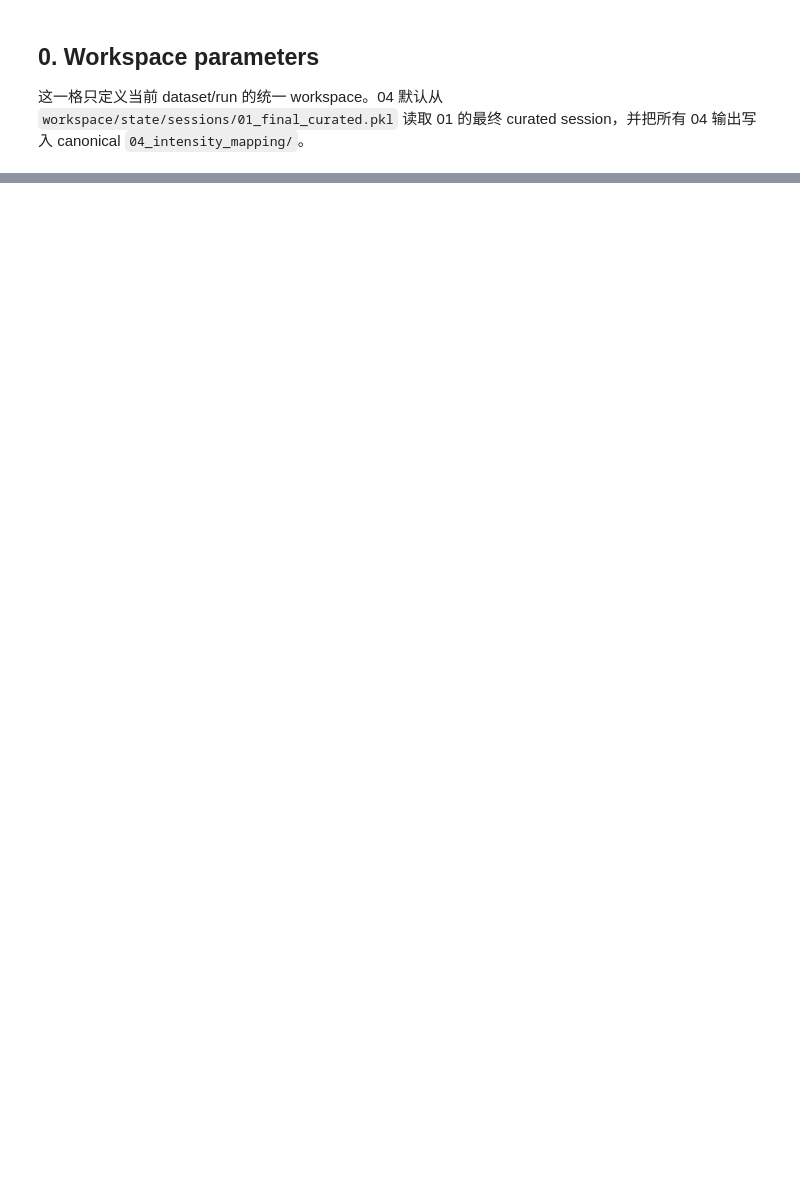
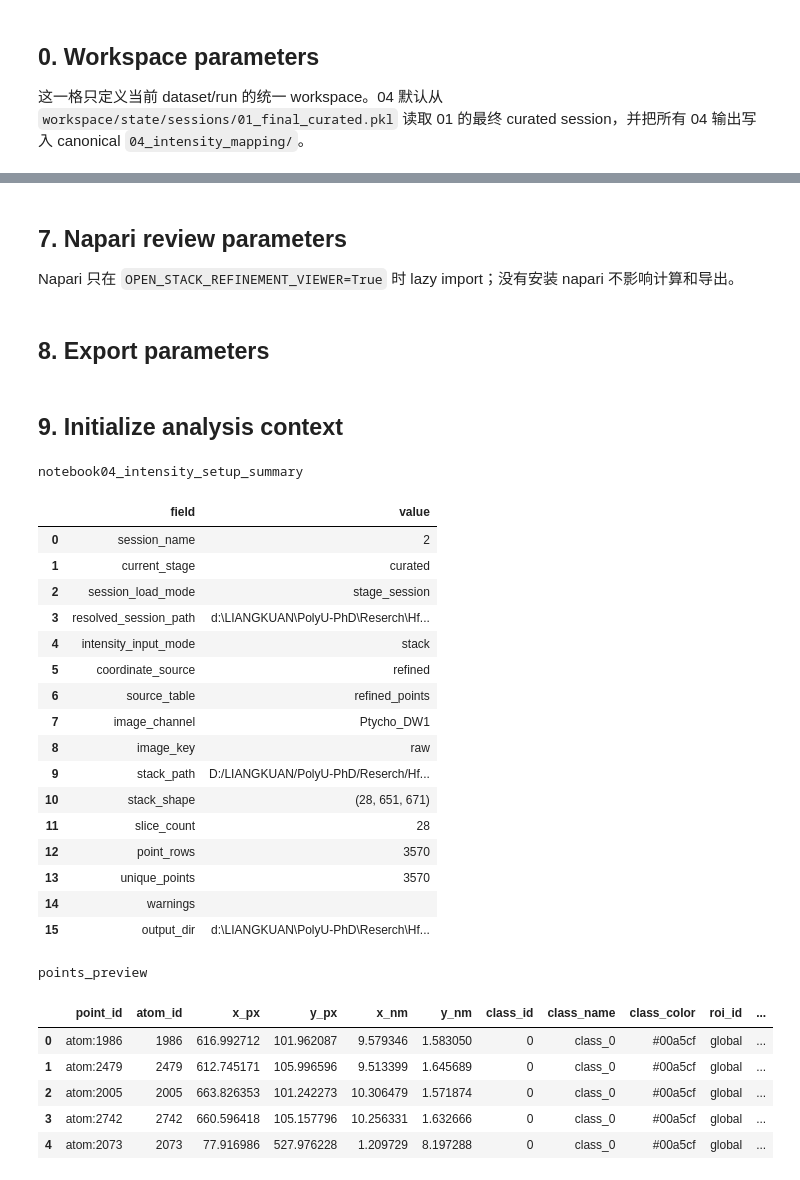
Before and after one commit to BIUBIUKK2001/atom_analysis_manual, a Jupyter notebook: notebooks/04_Disk_integrated_intensity_mapping.ipynb, the cells around one changed output, grey strips where cells are left out. Cells and saved outputs as stored; diff of their text form; code cells hidden in the pictures; blank space fills up the shorter version.

Commit message:
Add stack intensity workflow

```diff
--- a/notebooks/04_Disk_integrated_intensity_mapping.ipynb
+++ b/notebooks/04_Disk_integrated_intensity_mapping.ipynb
@@ -54,8 +60,8 @@ plt.rcParams['axes.unicode_minus'] = False
 这一格只定义当前 dataset/run 的统一 workspace。04 默认从 `workspace/state/sessions/01_final_curated.pkl` 读取 01 的最终 curated session，并把所有 04 输出写入 canonical `04_intensity_mapping/`。
 # %%
 OUTPUT_ROOT = PROJECT_ROOT / 'results'
-DATASET_ID = 'dataset_001'
-ANALYSIS_ID = 'run_001'
+DATASET_ID = '2'
+ANALYSIS_ID = 'fix'
 
 workspace = initialize_analysis_workspace(
     output_root=OUTPUT_ROOT,
@@ -185,0 +97,14 @@ if 'roi_id' in points:
+# %%
+INTENSITY_INPUT_MODE = 'stack'  # 'single_image' or 'stack'
+
+# Single-image mode
+IMAGE_CHANNEL = None
+IMAGE_KEY = 'raw'
+
+# Stack mode
+STACK_PATH = "D:/LIANGKUAN/PolyU-PhD/Reserch/HfO2/Ptycho/17_45.dm4"
+STACK_AXIS = 0
+STACK_SLICE_INDICES = None
+STACK_PREVIEW_SLICE = 0
+COORDINATE_X_OFFSET_PX = 0.0
+COORDINATE_Y_OFFSET_PX = 0.0
@@ -374,0 +168,4 @@ display(manifest)
+# %% [markdown]
+## 7. Napari review parameters
+
+Napari 只在 `OPEN_STACK_REFINEMENT_VIEWER=True` 时 lazy import；没有安装 napari 不影响计算和导出。
@@ -374,0 +177,2 @@ display(manifest)
+# %% [markdown]
+## 8. Export parameters
@@ -374,0 +192,52 @@ display(manifest)
+# %% [markdown]
+## 9. Initialize analysis context
+# %%
+context = initialize_notebook04_intensity_context(
+    workspace=workspace,
+    result_root=RESULT_ROOT,
+    session_path=SESSION_PATH,
+    session_source=SESSION_SOURCE,
+    use_active_session=USE_ACTIVE_SESSION,
+    coordinate_source=COORDINATE_SOURCE,
+    use_keep_only=USE_KEEP_ONLY,
+    class_filter=TARGET_CLASS_NAMES,
+    class_id_filter=TARGET_CLASS_IDS,
+    rois=ROIS,
+    intensity_input_mode=INTENSITY_INPUT_MODE,
+    image_channel=IMAGE_CHANNEL,
+    image_key=IMAGE_KEY,
+    stack_path=STACK_PATH,
+    stack_axis=STACK_AXIS,
+    stack_slice_indices=STACK_SLICE_INDICES,
+    stack_preview_slice=STACK_PREVIEW_SLICE,
+)
+
+for name, table in context['summary_tables'].items():
+    print(name)
+    display(table)
+# %% [output]
+notebook04_intensity_setup_summary
+|  | field | value |
+| 0 | session_name | 2 |
+| 1 | current_stage | curated |
+| 2 | session_load_mode | stage_session |
+| 3 | resolved_session_path | d:\LIANGKUAN\PolyU-PhD\Reserch\Hf... |
+| 4 | intensity_input_mode | stack |
+| 5 | coordinate_source | refined |
+| 6 | source_table | refined_points |
+| 7 | image_channel | Ptycho_DW1 |
+| 8 | image_key | raw |
+| 9 | stack_path | D:/LIANGKUAN/PolyU-PhD/Reserch/Hf... |
+| 10 | stack_shape | (28, 651, 671) |
+| 11 | slice_count | 28 |
+| 12 | point_rows | 3570 |
+| 13 | unique_points | 3570 |
+| 14 | warnings |  |
+| 15 | output_dir | d:\LIANGKUAN\PolyU-PhD\Reserch\Hf... |
+points_preview
+|  | point_id | atom_id | x_px | y_px | x_nm | y_nm | class_id | class_name | class_color | roi_id | ... |
+| 0 | atom:1986 | 1986 | 616.992712 | 101.962087 | 9.579346 | 1.583050 | 0 | class_0 | #00a5cf | global | ... |
+| 1 | atom:2479 | 2479 | 612.745171 | 105.996596 | 9.513399 | 1.645689 | 0 | class_0 | #00a5cf | global | ... |
+| 2 | atom:2005 | 2005 | 663.826353 | 101.242273 | 10.306479 | 1.571874 | 0 | class_0 | #00a5cf | global | ... |
+| 3 | atom:2742 | 2742 | 660.596418 | 105.157796 | 10.256331 | 1.632666 | 0 | class_0 | #00a5cf | global | ... |
+| 4 | atom:2073 | 2073 | 77.916986 | 527.976228 | 1.209729 | 8.197288 | 0 | class_0 | #00a5cf | global | ... |
```
Also changed, not shown: parts of 53 cells of this notebook, 14 other files.
